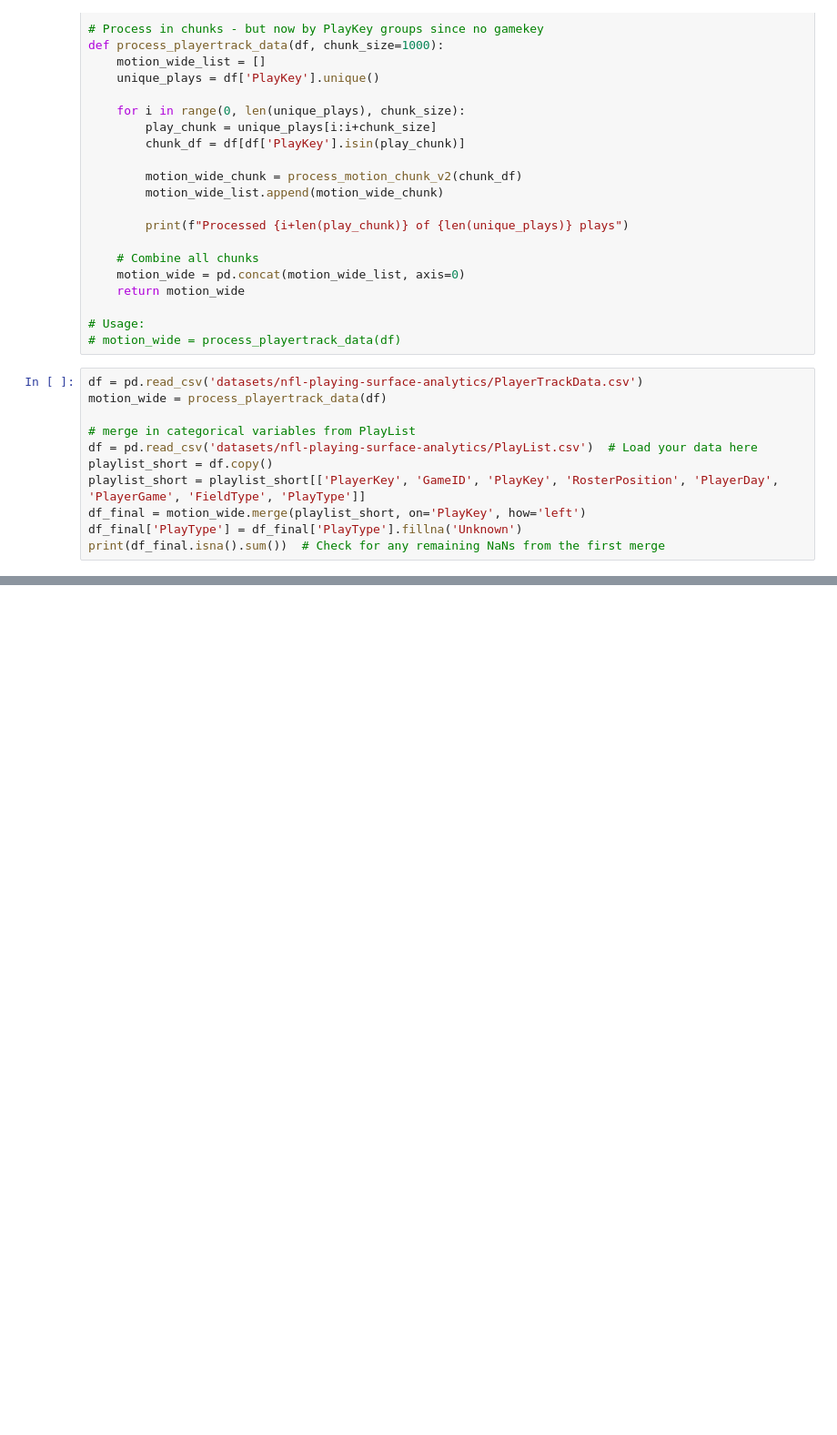
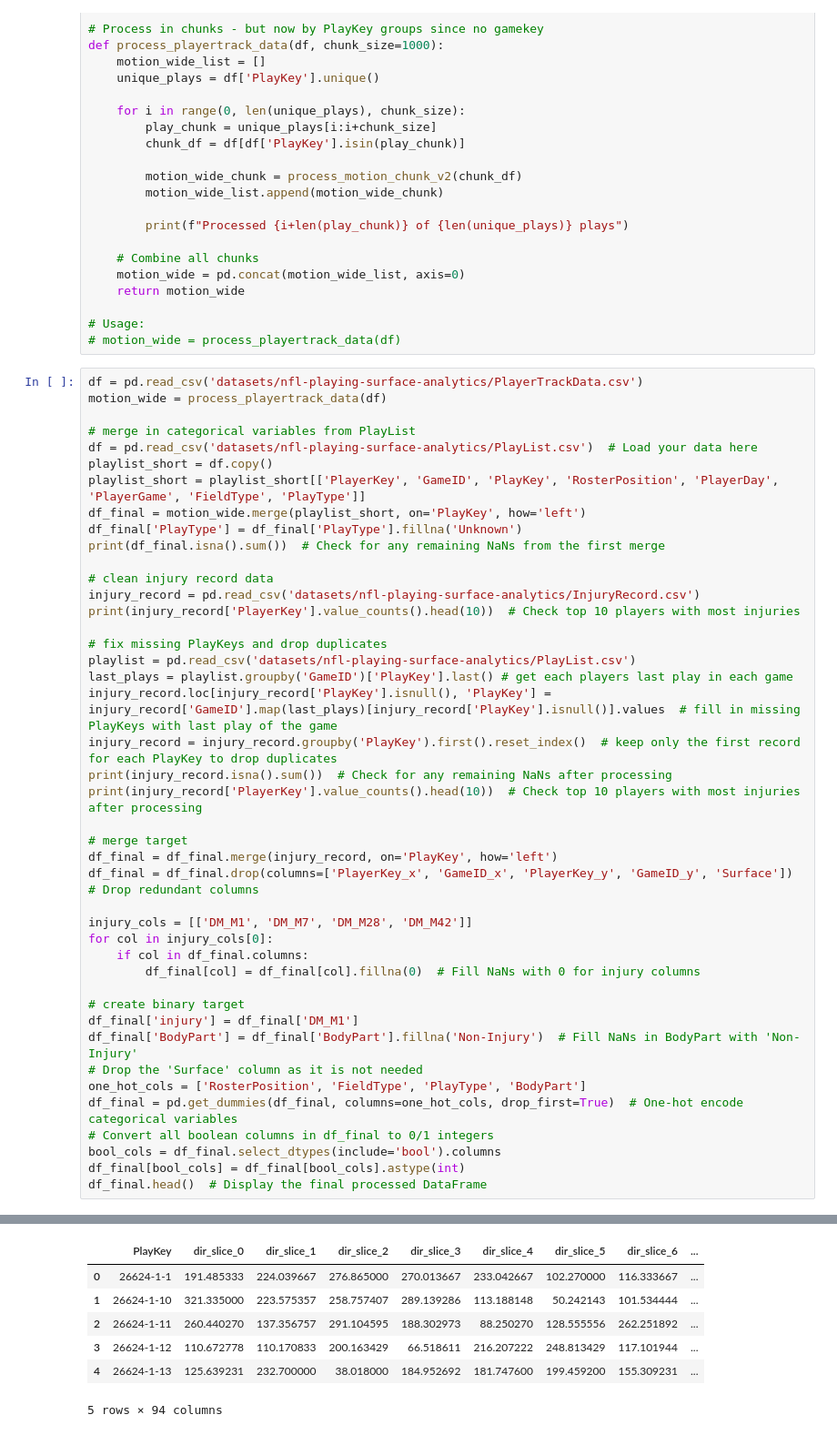
Before and after one commit to shmorhunmsds/summer_milestone_2, a Jupyter notebook: playsurface_timeseries.ipynb, the cells around one changed output, grey strips where cells are left out. Shown: that part at 91% size. Saved outputs shown, nothing was run; the diff lists cells and outputs as text; blank space fills up the shorter version.

```diff
--- a/playsurface_timeseries.ipynb
+++ b/playsurface_timeseries.ipynb
@@ -67,3 +67,36 @@ playlist_short = playlist_short[['PlayerKey', 'GameID', 'PlayKey', 'RosterPositi
 df_final = motion_wide.merge(playlist_short, on='PlayKey', how='left')
 df_final['PlayType'] = df_final['PlayType'].fillna('Unknown')
 print(df_final.isna().sum())  # Check for any remaining NaNs from the first merge
+
+# clean injury record data
+injury_record = pd.read_csv('datasets/nfl-playing-surface-analytics/InjuryRecord.csv')
+print(injury_record['PlayerKey'].value_counts().head(10))  # Check top 10 players with most injuries
+
+# fix missing PlayKeys and drop duplicates
+playlist = pd.read_csv('datasets/nfl-playing-surface-analytics/PlayList.csv')
+last_plays = playlist.groupby('GameID')['PlayKey'].last() # get each players last play in each game
+injury_record.loc[injury_record['PlayKey'].isnull(), 'PlayKey'] = injury_record['GameID'].map(last_plays)[injury_record['PlayKey'].isnull()].values  # fill in missing PlayKeys with last play of the game
+injury_record = injury_record.groupby('PlayKey').first().reset_index()  # keep only the first record for each PlayKey to drop duplicates
+print(injury_record.isna().sum())  # Check for any remaining NaNs after processing
+print(injury_record['PlayerKey'].value_counts().head(10))  # Check top 10 players with most injuries after processing
+
+# merge target
+df_final = df_final.merge(injury_record, on='PlayKey', how='left')
+df_final = df_final.drop(columns=['PlayerKey_x', 'GameID_x', 'PlayerKey_y', 'GameID_y', 'Surface'])  # Drop redundant columns
+
+injury_cols = [['DM_M1', 'DM_M7', 'DM_M28', 'DM_M42']]
+for col in injury_cols[0]:
+    if col in df_final.columns:
+        df_final[col] = df_final[col].fillna(0)  # Fill NaNs with 0 for injury columns
+
+# create binary target
+df_final['injury'] = df_final['DM_M1']
+df_final['BodyPart'] = df_final['BodyPart'].fillna('Non-Injury')  # Fill NaNs in BodyPart with 'Non-Injury'
+# Drop the 'Surface' column as it is not needed
+one_hot_cols = ['RosterPosition', 'FieldType', 'PlayType', 'BodyPart']
+df_final = pd.get_dummies(df_final, columns=one_hot_cols, drop_first=True)  # One-hot encode categorical variables
+# Convert all boolean columns in df_final to 0/1 integers
+bool_cols = df_final.select_dtypes(include='bool').columns
+df_final[bool_cols] = df_final[bool_cols].astype(int)
+df_final.head()  # Display the final processed DataFrame
+# %% [output]
@@ -69,0 +120,7 @@ print(df_final.isna().sum())  # Check for any remaining NaNs from the first merg
+|  | PlayKey | dir_slice_0 | dir_slice_1 | dir_slice_2 | dir_slice_3 | dir_slice_4 | dir_slice_5 | dir_slice_6 | ... |
+| 0 | 26624-1-1 | 191.485333 | 224.039667 | 276.865000 | 270.013667 | 233.042667 | 102.270000 | 116.333667 | ... |
+| 1 | 26624-1-10 | 321.335000 | 223.575357 | 258.757407 | 289.139286 | 113.188148 | 50.242143 | 101.534444 | ... |
+| 2 | 26624-1-11 | 260.440270 | 137.356757 | 291.104595 | 188.302973 | 88.250270 | 128.555556 | 262.251892 | ... |
+| 3 | 26624-1-12 | 110.672778 | 110.170833 | 200.163429 | 66.518611 | 216.207222 | 248.813429 | 117.101944 | ... |
+| 4 | 26624-1-13 | 125.639231 | 232.700000 | 38.018000 | 184.952692 | 181.747600 | 199.459200 | 155.309231 | ... |
+5 rows × 94 columns
```
Also changed, not shown: parts of 15 cells of this notebook.
